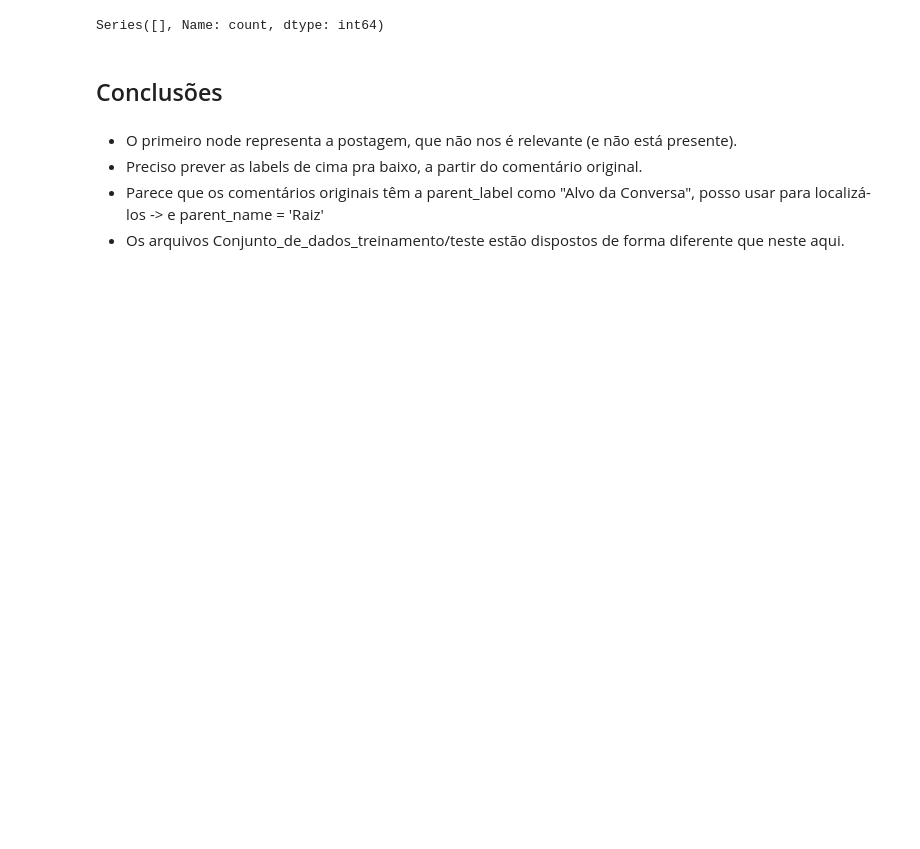
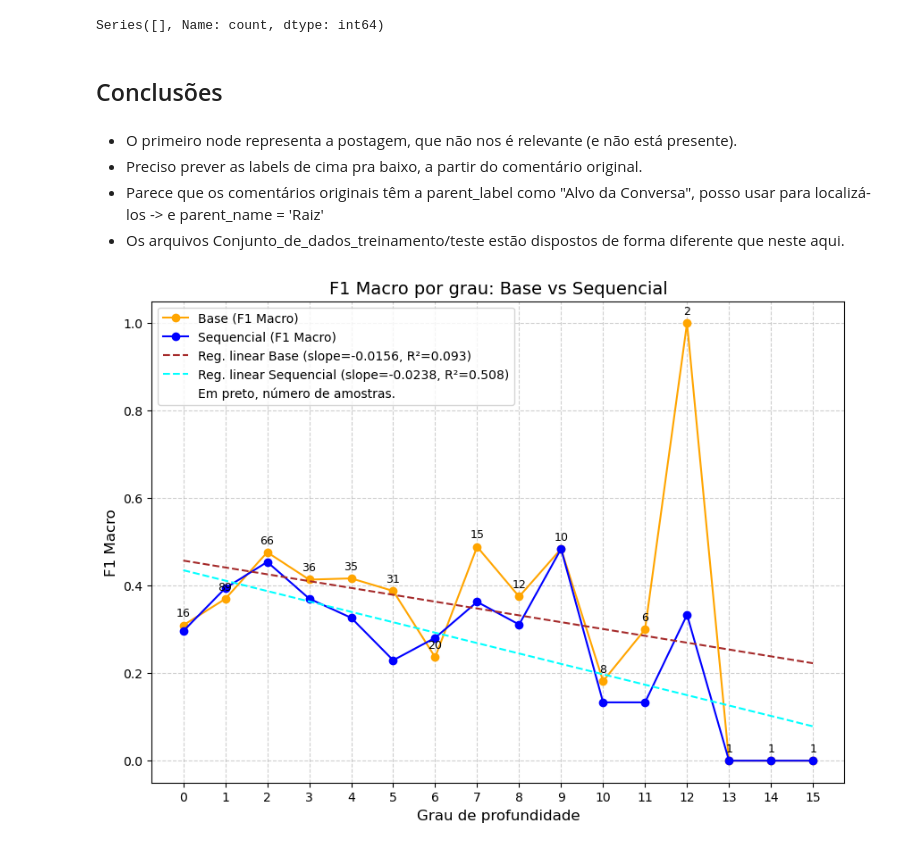
Before and after one commit to moriija/Deteccao-de-Posicionamento, a Jupyter notebook: analise dataset (final).ipynb, the cells around one changed output. Drawn from its saved outputs; the diff is of its cells as text; code cells hidden in the pictures; blank space fills up the shorter version.

```diff
--- a/analise dataset (final).ipynb
+++ b/analise dataset (final).ipynb
@@ -193,3 +204,43 @@ Series([], Name: count, dtype: int64)
 - Parece que os comentários originais têm a parent_label como "Alvo da Conversa", posso usar para localizá-los
     -> e parent_name = 'Raiz'
 - Os arquivos Conjunto_de_dados_treinamento/teste estão dispostos de forma diferente que neste aqui.
+# %%
+import pandas as pd
+import matplotlib.pyplot as plt
+import numpy as np
+
+# Carregar os dados
+base = pd.read_csv("resultados\\modelagem_base_por_grau.csv")
+seq = pd.read_csv("resultados\\modelagem_sequencial_por_grau.csv")
+
+plt.figure(figsize=(10,7))
+
+# Plot Base
+plt.plot(base["grau"], base["f1_macro"], marker="o", color="orange", label="Base (F1 Macro)")
+for x,y,n in zip(base["grau"], base["f1_macro"], base["n"]):
+    if n > 0:
+        plt.text(x, y+0.02, str(int(n)), fontsize=9, color="black", ha="center")
+
+# Plot Sequencial
+plt.plot(seq["grau"], seq["f1_macro"], marker="o", color="blue", label="Sequencial (F1 Macro)")
+
+plt.plot(x_all, y_base_fit, linestyle="--", color="Brown", label=f"Reg. linear Base (slope={slope_base:.4f}, R²={r2_base:.3f})")
+plt.plot(x_all, y_seq_fit,  linestyle="--", color="cyan", label=f"Reg. linear Sequencial (slope={slope_seq:.4f}, R²={r2_seq:.3f})")
+
+# Títulos e eixos
+plt.title("F1 Macro por grau: Base vs Sequencial", fontsize=14)
+plt.xlabel("Grau de profundidade", fontsize=12)
+plt.ylabel("F1 Macro", fontsize=12)
+plt.xticks(np.arange(int(min(base["grau"].min(), seq["grau"].min())),
+                     int(max(base["grau"].max(), seq["grau"].max()))+1, 1))  # todos inteiros no eixo x
+
+handles, labels = plt.gca().get_legend_handles_labels()
+labels.append("Em preto, número de amostras.")
+handles.append(plt.Line2D([0], [0], color="blue", marker="", linestyle=""))
+plt.legend(handles, labels)
+
+plt.grid(True, linestyle="--", alpha=0.6)
+
+plt.show()
+# %% [output]
+[figure, added]
```
Also changed, not shown: parts of 4 cells of this notebook, 7 other files.
